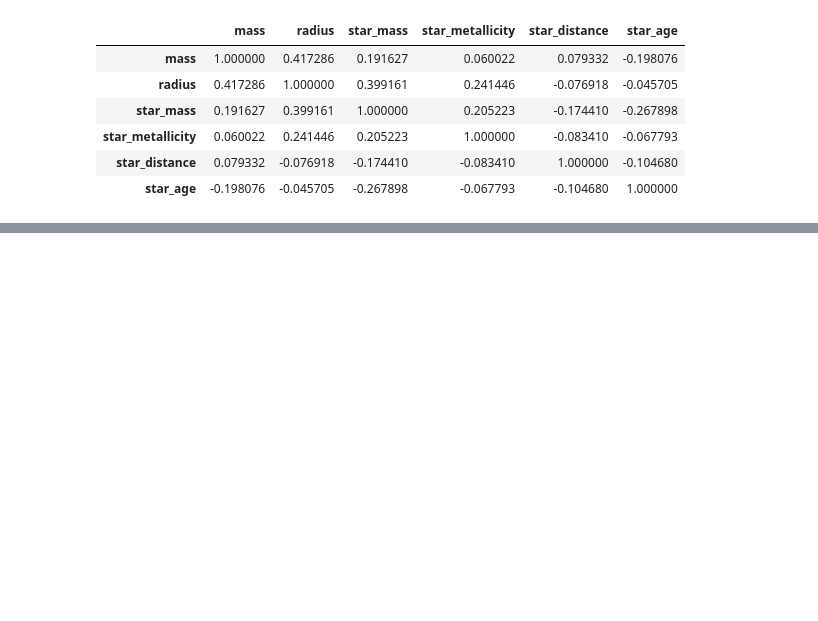
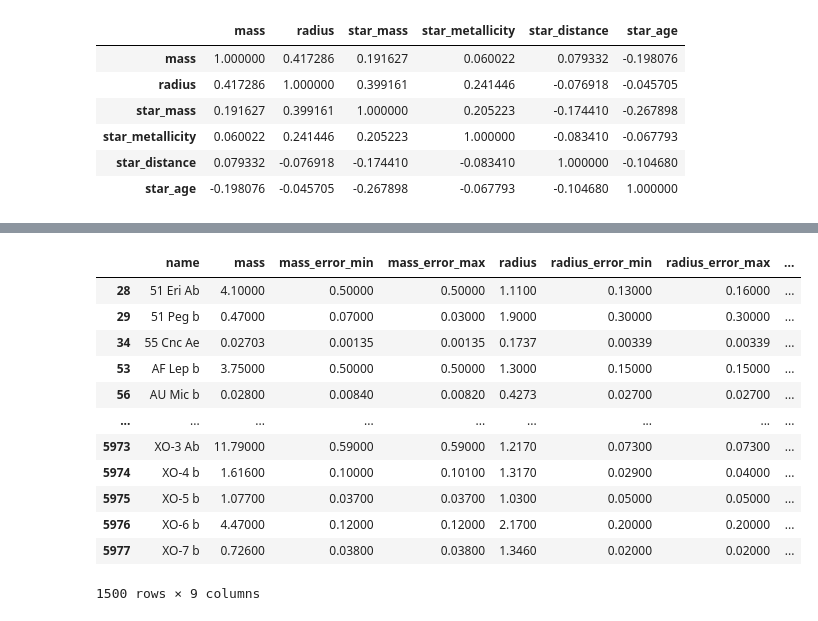
Before and after one commit to koojozsef/data_science_playground, a Jupyter notebook: mini_projects/exoplanets/01_exploration.ipynb, the cells around one changed output, grey strips where cells are left out. Saved outputs shown, nothing was run; the diff lists cells and outputs as text; code cells hidden in the pictures; blank space fills up the shorter version.

```diff
--- a/mini_projects/exoplanets/01_exploration.ipynb
+++ b/mini_projects/exoplanets/01_exploration.ipynb
@@ -71,0 +103,5 @@ df[columns_to_check].corr()
+# %%
+# convert  updated to year
+filtered_df["updated"] = pd.to_datetime(filtered_df["updated"], errors="coerce").dt.year
+filtered_df
+# %% [output]
@@ -71,0 +109,13 @@ df[columns_to_check].corr()
+|  | name | mass | mass_error_min | mass_error_max | radius | radius_error_min | radius_error_max | ... |
+| 28 | 51 Eri Ab | 4.10000 | 0.50000 | 0.50000 | 1.1100 | 0.13000 | 0.16000 | ... |
+| 29 | 51 Peg b | 0.47000 | 0.07000 | 0.03000 | 1.9000 | 0.30000 | 0.30000 | ... |
+| 34 | 55 Cnc Ae | 0.02703 | 0.00135 | 0.00135 | 0.1737 | 0.00339 | 0.00339 | ... |
+| 53 | AF Lep b | 3.75000 | 0.50000 | 0.50000 | 1.3000 | 0.15000 | 0.15000 | ... |
+| 56 | AU Mic b | 0.02800 | 0.00840 | 0.00820 | 0.4273 | 0.02700 | 0.02700 | ... |
+| ... | ... | ... | ... | ... | ... | ... | ... | ... |
+| 5973 | XO-3 Ab | 11.79000 | 0.59000 | 0.59000 | 1.2170 | 0.07300 | 0.07300 | ... |
+| 5974 | XO-4 b | 1.61600 | 0.10000 | 0.10100 | 1.3170 | 0.02900 | 0.04000 | ... |
+| 5975 | XO-5 b | 1.07700 | 0.03700 | 0.03700 | 1.0300 | 0.05000 | 0.05000 | ... |
+| 5976 | XO-6 b | 4.47000 | 0.12000 | 0.12000 | 2.1700 | 0.20000 | 0.20000 | ... |
+| 5977 | XO-7 b | 0.72600 | 0.03800 | 0.03800 | 1.3460 | 0.02000 | 0.02000 | ... |
+1500 rows × 9 columns
```
Also changed, not shown: parts of 6 cells of this notebook.
